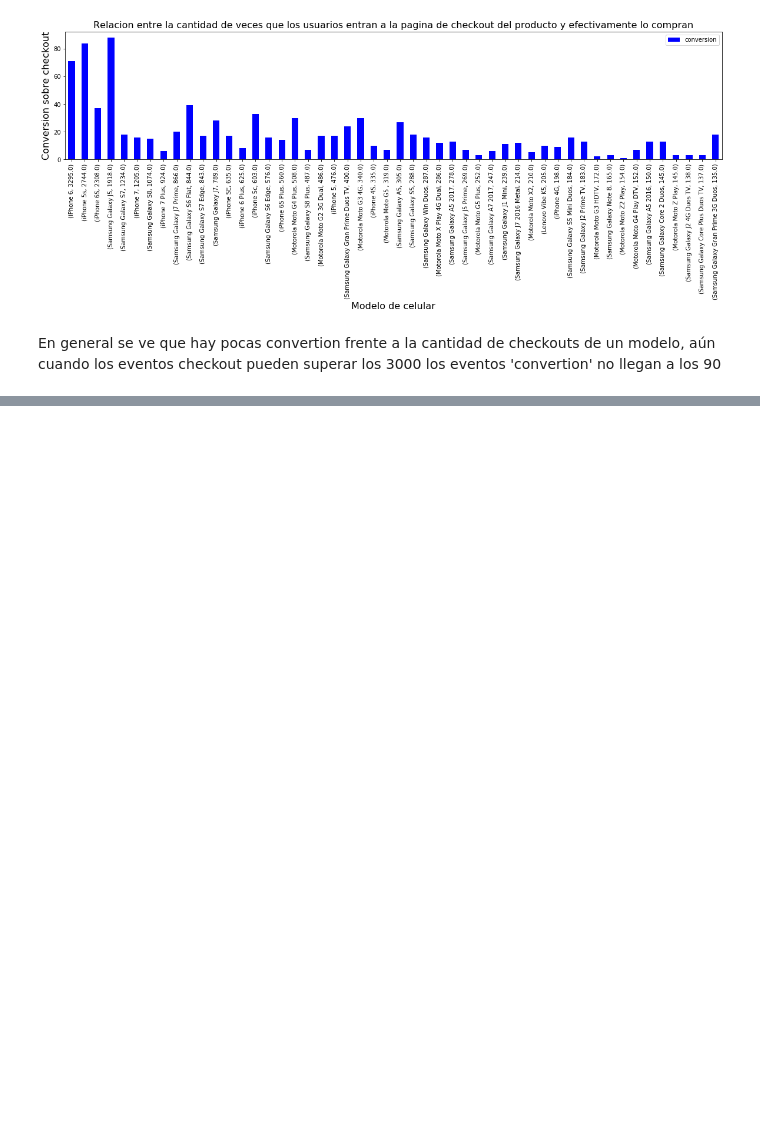
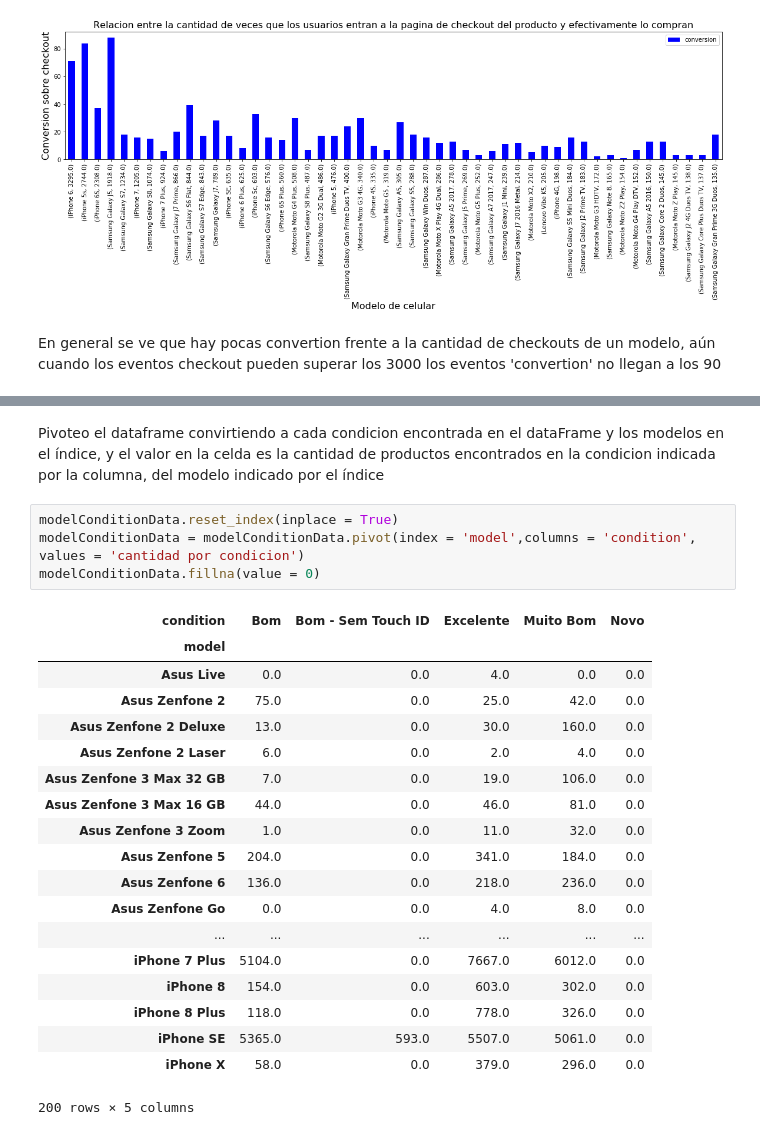
Before and after one commit to IgnacioKomar/OrganizacionDeDatos, a Jupyter notebook: Análisis sobre modelos.ipynb, the cells around one changed output, grey strips where cells are left out. Cells and saved outputs as stored; diff of their text form; blank space fills up the shorter version.

```diff
--- a/Análisis sobre modelos.ipynb
+++ b/Análisis sobre modelos.ipynb
@@ -414,0 +441,26 @@ En general se ve que hay pocas convertion frente a la cantidad de checkouts de u
+# %% [markdown]
+Pivoteo el dataframe convirtiendo a cada condicion encontrada en el dataFrame y los modelos en el índice, y el valor en la celda es la cantidad de productos encontrados en la condicion indicada por la columna, del modelo indicado por el índice
+# %%
+modelConditionData.reset_index(inplace = True)
+modelConditionData = modelConditionData.pivot(index = 'model',columns = 'condition', values = 'cantidad por condicion')
+modelConditionData.fillna(value = 0)
+# %% [output]
+| condition | Bom | Bom - Sem Touch ID | Excelente | Muito Bom | Novo |
+| model |  |  |  |  |  |
+| Asus Live | 0.0 | 0.0 | 4.0 | 0.0 | 0.0 |
+| Asus Zenfone 2 | 75.0 | 0.0 | 25.0 | 42.0 | 0.0 |
+| Asus Zenfone 2 Deluxe | 13.0 | 0.0 | 30.0 | 160.0 | 0.0 |
+| Asus Zenfone 2 Laser | 6.0 | 0.0 | 2.0 | 4.0 | 0.0 |
+| Asus Zenfone 3 Max 32 GB | 7.0 | 0.0 | 19.0 | 106.0 | 0.0 |
+| Asus Zenfone 3 Max 16 GB | 44.0 | 0.0 | 46.0 | 81.0 | 0.0 |
+| Asus Zenfone 3 Zoom | 1.0 | 0.0 | 11.0 | 32.0 | 0.0 |
+| Asus Zenfone 5 | 204.0 | 0.0 | 341.0 | 184.0 | 0.0 |
+| Asus Zenfone 6 | 136.0 | 0.0 | 218.0 | 236.0 | 0.0 |
+| Asus Zenfone Go | 0.0 | 0.0 | 4.0 | 8.0 | 0.0 |
+| ... | ... | ... | ... | ... | ... |
+| iPhone 7 Plus | 5104.0 | 0.0 | 7667.0 | 6012.0 | 0.0 |
+| iPhone 8 | 154.0 | 0.0 | 603.0 | 302.0 | 0.0 |
+| iPhone 8 Plus | 118.0 | 0.0 | 778.0 | 326.0 | 0.0 |
+| iPhone SE | 5365.0 | 593.0 | 5507.0 | 5061.0 | 0.0 |
+| iPhone X | 58.0 | 0.0 | 379.0 | 296.0 | 0.0 |
+200 rows × 5 columns
```
Also changed, not shown: parts of 12 cells of this notebook.
